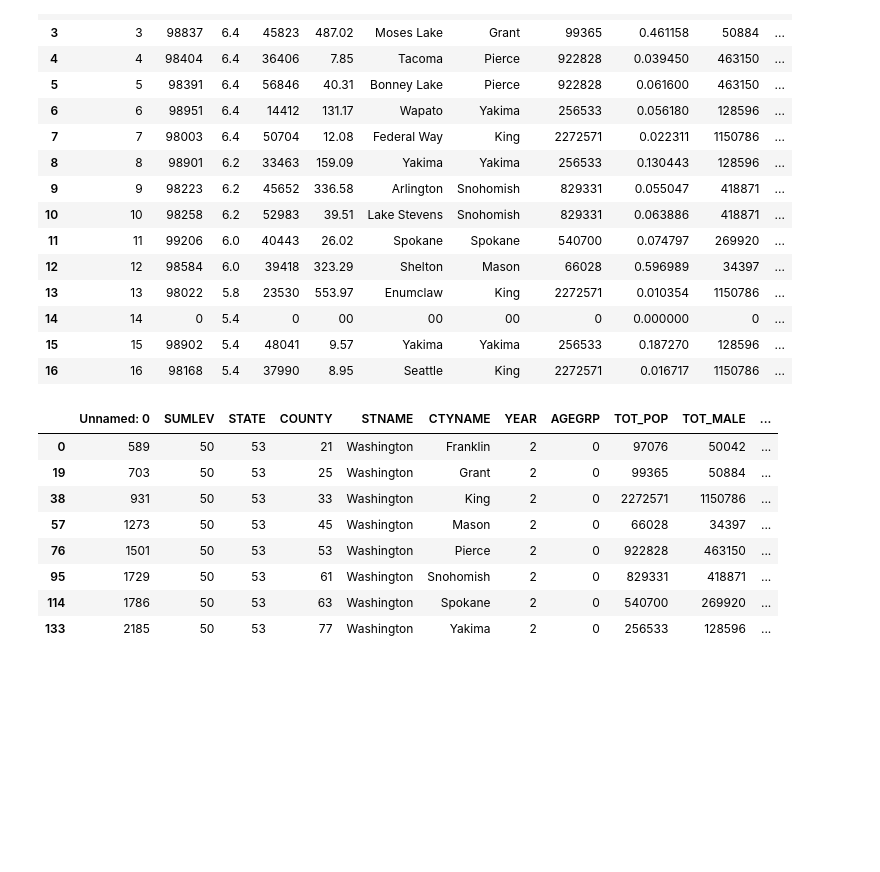
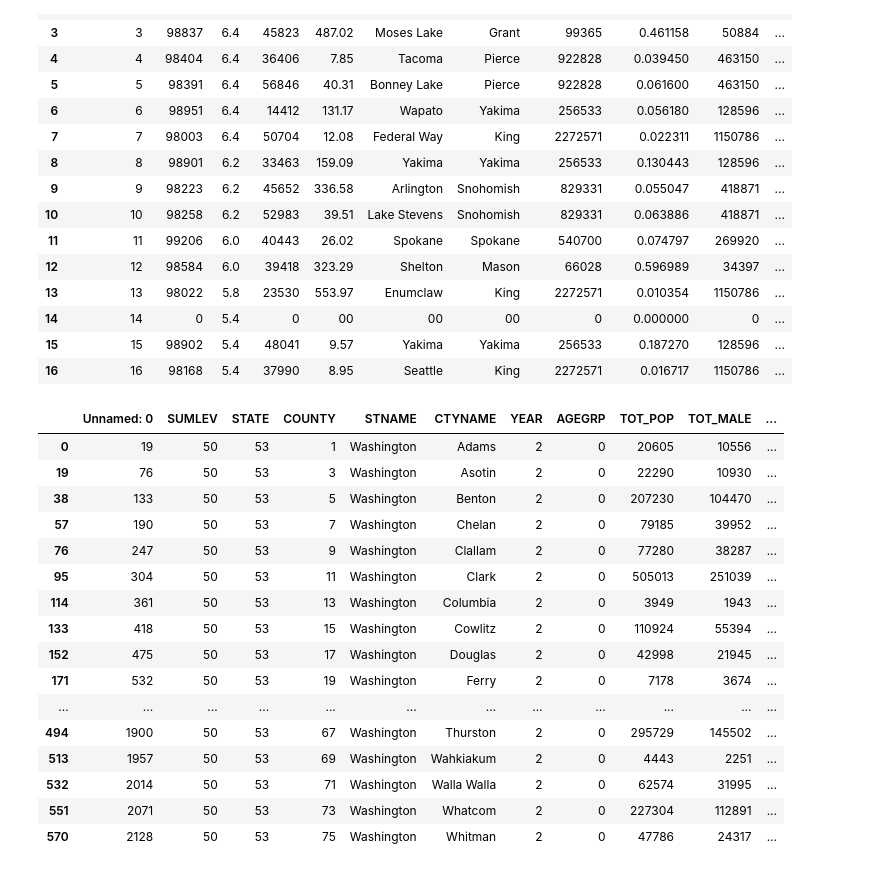
Before and after one commit to uysiri/info-challenge-teamIC23058, a Jupyter notebook: preprocessing.ipynb, the cells around one changed output. Cells and saved outputs as stored; diff of their text form; code cells hidden in the pictures; blank space fills up the shorter version.

```diff
--- a/preprocessing.ipynb
+++ b/preprocessing.ipynb
@@ -306,15 +294,5 @@ riskrate
 riskrate.to_csv("riskrate.csv")
 # %%
 countypops = ctypop.loc[ctypop.AGEGRP==0]
-# %%
-countypops
-# %% [output]
-|  | Unnamed: 0 | SUMLEV | STATE | COUNTY | STNAME | CTYNAME | YEAR | AGEGRP | TOT_POP | TOT_MALE | ... |
-| 0 | 589 | 50 | 53 | 21 | Washington | Franklin | 2 | 0 | 97076 | 50042 | ... |
-| 19 | 703 | 50 | 53 | 25 | Washington | Grant | 2 | 0 | 99365 | 50884 | ... |
-| 38 | 931 | 50 | 53 | 33 | Washington | King | 2 | 0 | 2272571 | 1150786 | ... |
-| 57 | 1273 | 50 | 53 | 45 | Washington | Mason | 2 | 0 | 66028 | 34397 | ... |
-| 76 | 1501 | 50 | 53 | 53 | Washington | Pierce | 2 | 0 | 922828 | 463150 | ... |
-| 95 | 1729 | 50 | 53 | 61 | Washington | Snohomish | 2 | 0 | 829331 | 418871 | ... |
-| 114 | 1786 | 50 | 53 | 63 | Washington | Spokane | 2 | 0 | 540700 | 269920 | ... |
-| 133 | 2185 | 50 | 53 | 77 | Washington | Yakima | 2 | 0 | 256533 | 128596 | ... |
+# %%
+demo_nhr = pd.read_csv("demographic_lowrisk.csv")
@@ -320,0 +305,22 @@ countypops
+# %%
+nhr_totpop = demo_nhr.loc[demo_nhr.AGEGRP == 0]
+
+nhr_totpop
+# %% [output]
+|  | Unnamed: 0 | SUMLEV | STATE | COUNTY | STNAME | CTYNAME | YEAR | AGEGRP | TOT_POP | TOT_MALE | ... |
+| 0 | 19 | 50 | 53 | 1 | Washington | Adams | 2 | 0 | 20605 | 10556 | ... |
+| 19 | 76 | 50 | 53 | 3 | Washington | Asotin | 2 | 0 | 22290 | 10930 | ... |
+| 38 | 133 | 50 | 53 | 5 | Washington | Benton | 2 | 0 | 207230 | 104470 | ... |
+| 57 | 190 | 50 | 53 | 7 | Washington | Chelan | 2 | 0 | 79185 | 39952 | ... |
+| 76 | 247 | 50 | 53 | 9 | Washington | Clallam | 2 | 0 | 77280 | 38287 | ... |
+| 95 | 304 | 50 | 53 | 11 | Washington | Clark | 2 | 0 | 505013 | 251039 | ... |
+| 114 | 361 | 50 | 53 | 13 | Washington | Columbia | 2 | 0 | 3949 | 1943 | ... |
+| 133 | 418 | 50 | 53 | 15 | Washington | Cowlitz | 2 | 0 | 110924 | 55394 | ... |
+| 152 | 475 | 50 | 53 | 17 | Washington | Douglas | 2 | 0 | 42998 | 21945 | ... |
+| 171 | 532 | 50 | 53 | 19 | Washington | Ferry | 2 | 0 | 7178 | 3674 | ... |
+| ... | ... | ... | ... | ... | ... | ... | ... | ... | ... | ... | ... |
+| 494 | 1900 | 50 | 53 | 67 | Washington | Thurston | 2 | 0 | 295729 | 145502 | ... |
+| 513 | 1957 | 50 | 53 | 69 | Washington | Wahkiakum | 2 | 0 | 4443 | 2251 | ... |
+| 532 | 2014 | 50 | 53 | 71 | Washington | Walla Walla | 2 | 0 | 62574 | 31995 | ... |
+| 551 | 2071 | 50 | 53 | 73 | Washington | Whatcom | 2 | 0 | 227304 | 112891 | ... |
+| 570 | 2128 | 50 | 53 | 75 | Washington | Whitman | 2 | 0 | 47786 | 24317 | ... |
```
Also changed, not shown: parts of 8 cells of this notebook.
